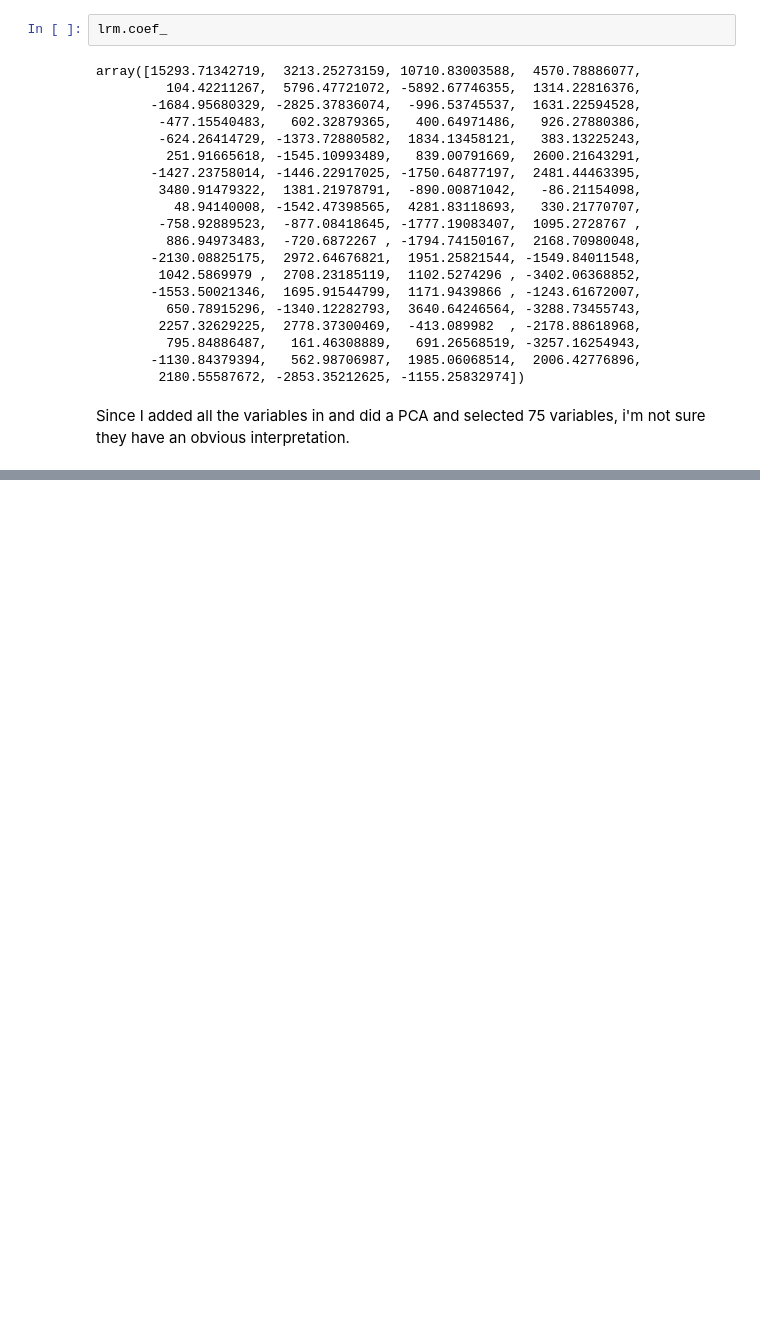
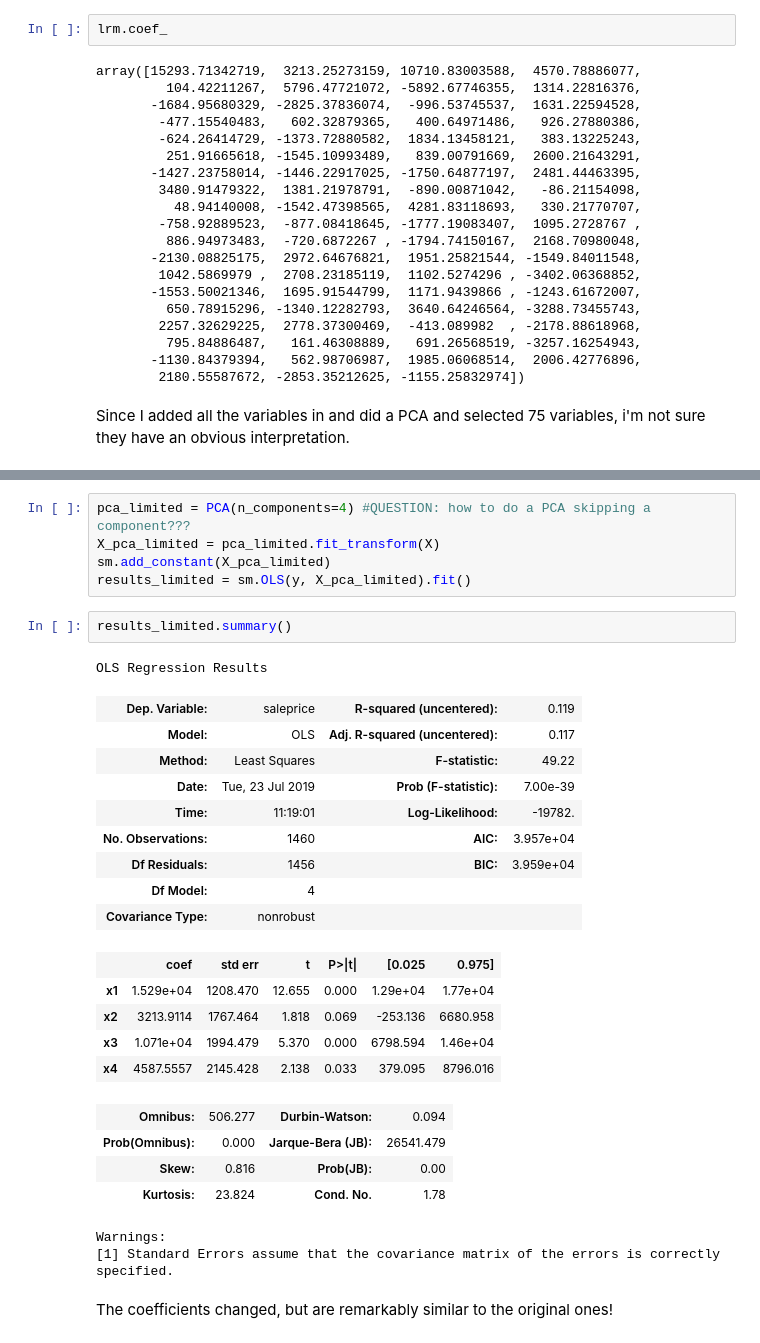
Before and after one commit to chrisoyer/thinkful_notes, a Jupyter notebook: Unit_2_supervised_learning/19.4_interpreting_coefs_drill_3_house_price.ipynb, the cells around one changed output, grey strips where cells are left out. Cells and saved outputs as stored; diff of their text form; blank space fills up the shorter version.

Commit message:
drill done with questions

```diff
--- a/Unit_2_supervised_learning/19.4_interpreting_coefs_drill_3_house_price.ipynb
+++ b/Unit_2_supervised_learning/19.4_interpreting_coefs_drill_3_house_price.ipynb
@@ -158,0 +205,31 @@ sm.add_constant(pca_75)
+# %%
+pca_limited = PCA(n_components=4) #QUESTION: how to do a PCA skipping a component???
+X_pca_limited = pca_limited.fit_transform(X)
+sm.add_constant(X_pca_limited)
+results_limited = sm.OLS(y, X_pca_limited).fit()
+# %%
+results_limited.summary()
+# %% [output]
+OLS Regression Results
+| Dep. Variable: | saleprice | R-squared (uncentered): | 0.119 |
+| Model: | OLS | Adj. R-squared (uncentered): | 0.117 |
+| Method: | Least Squares | F-statistic: | 49.22 |
+| Date: | Tue, 23 Jul 2019 | Prob (F-statistic): | 7.00e-39 |
+| Time: | 11:19:01 | Log-Likelihood: | -19782. |
+| No. Observations: | 1460 | AIC: | 3.957e+04 |
+| Df Residuals: | 1456 | BIC: | 3.959e+04 |
+| Df Model: | 4 |  |  |
+| Covariance Type: | nonrobust |  |  |
+|  | coef | std err | t | P>|t| | [0.025 | 0.975] |
+| x1 | 1.529e+04 | 1208.470 | 12.655 | 0.000 | 1.29e+04 | 1.77e+04 |
+| x2 | 3213.9114 | 1767.464 | 1.818 | 0.069 | -253.136 | 6680.958 |
+| x3 | 1.071e+04 | 1994.479 | 5.370 | 0.000 | 6798.594 | 1.46e+04 |
+| x4 | 4587.5557 | 2145.428 | 2.138 | 0.033 | 379.095 | 8796.016 |
+| Omnibus: | 506.277 | Durbin-Watson: | 0.094 |
+| Prob(Omnibus): | 0.000 | Jarque-Bera (JB): | 26541.479 |
+| Skew: | 0.816 | Prob(JB): | 0.00 |
+| Kurtosis: | 23.824 | Cond. No. | 1.78 |
+Warnings:
+[1] Standard Errors assume that the covariance matrix of the errors is correctly specified.
+# %% [markdown]
+The coefficients changed, but are remarkably similar to the original ones!
```
Also changed, not shown: parts of 3 cells of this notebook.
